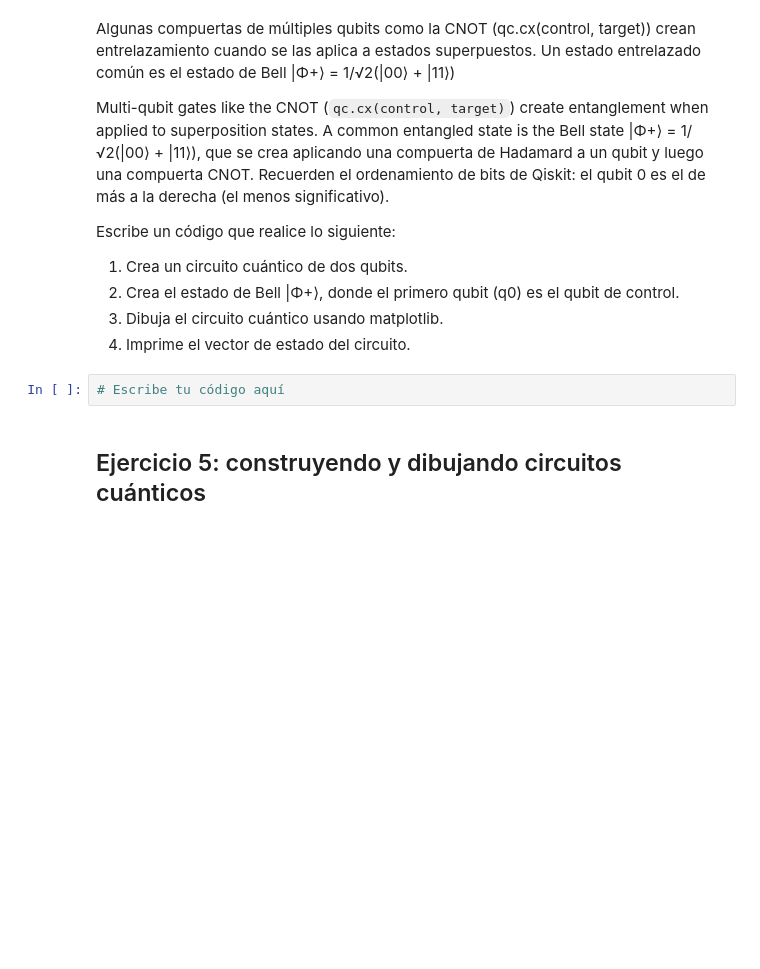
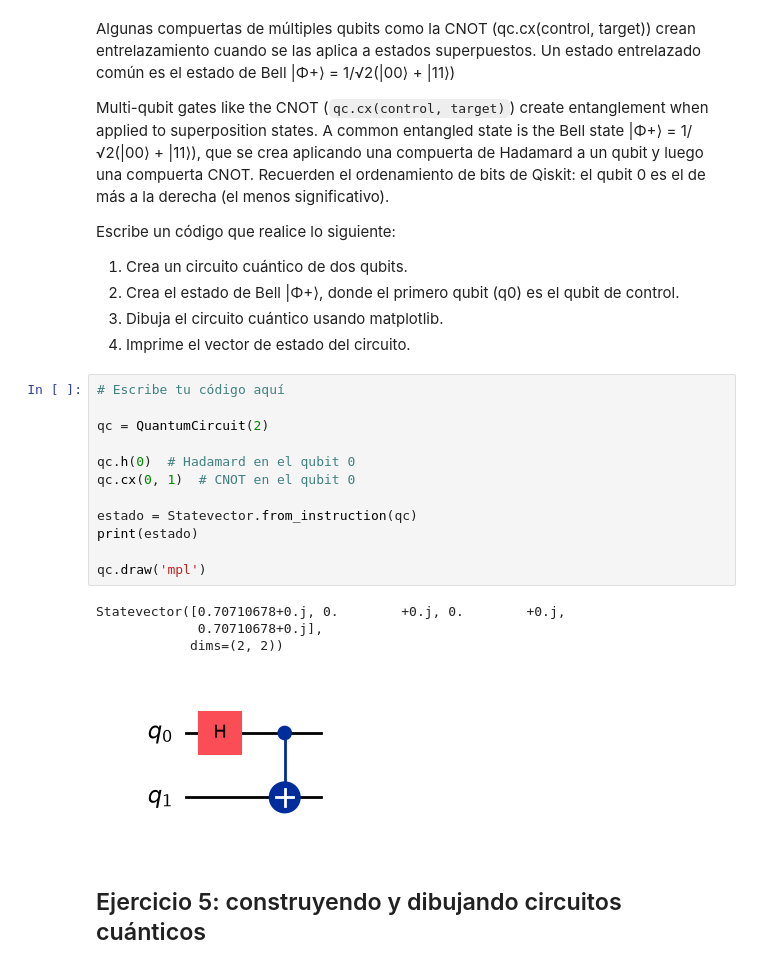
Before and after one commit to 0xLozi/quantum_computing_jam, a Jupyter notebook: Clase_2,_Parte_2_Computación_Cuántica.ipynb, the cells around one changed output. Cells and saved outputs as stored; diff of their text form; blank space fills up the shorter version.

```diff
--- a/Clase_2,_Parte_2_Computación_Cuántica.ipynb
+++ b/Clase_2,_Parte_2_Computación_Cuántica.ipynb
@@ -227,8 +235,23 @@ Escribe un código que realice lo siguiente:
 2. Crea el estado de Bell |Φ+⟩, donde el primero qubit (q0) es el qubit de control.
 3. Dibuja el circuito cuántico usando matplotlib.
 4. Imprime el vector de estado del circuito.
-# %%
-# Escribe tu código aquí
+# %%
+# Escribe tu código aquí
+
+qc = QuantumCircuit(2)
+
+qc.h(0)  # Hadamard en el qubit 0
+qc.cx(0, 1)  # CNOT en el qubit 0
+
+estado = Statevector.from_instruction(qc)
+print(estado)
+
+qc.draw('mpl')
+# %% [output]
+Statevector([0.70710678+0.j, 0.        +0.j, 0.        +0.j,
+             0.70710678+0.j],
+            dims=(2, 2))
+[figure, added]
 # %% [markdown]
 ## Ejercicio 5: construyendo y dibujando circuitos cuánticos
 # %% [markdown]
```
Also changed, not shown: parts of 17 cells of this notebook, 7 other files.
